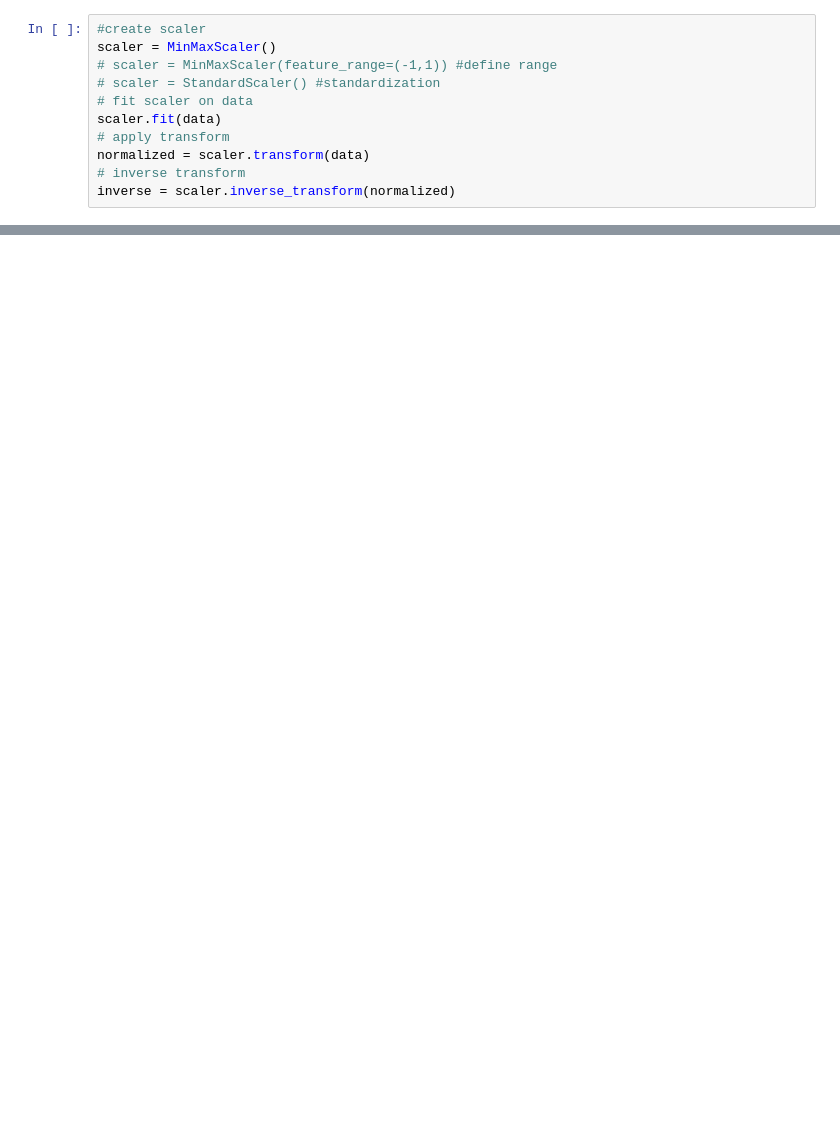
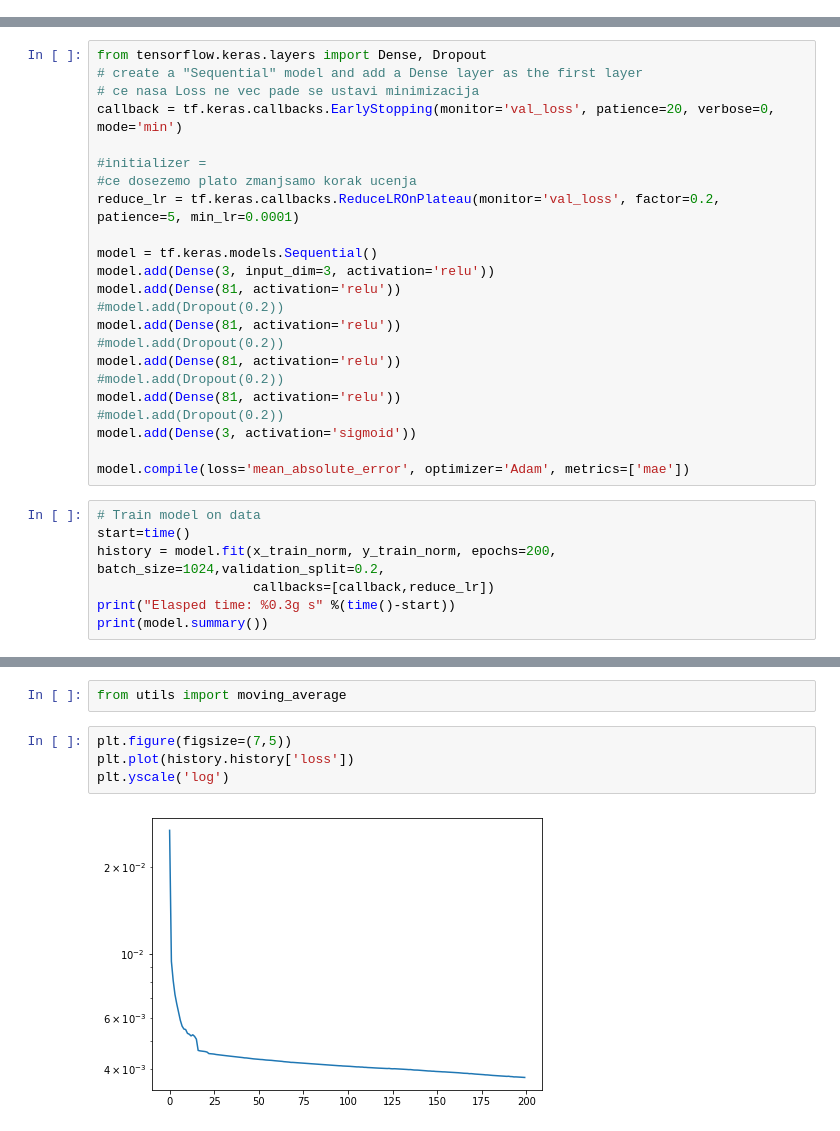
Before and after one commit to alozar-si/ml-naloga-4, a Jupyter notebook: Introduction01-Getting_started.ipynb, the cells around one changed output, grey strips where cells are left out. Cells and saved outputs as stored; diff of their text form; blank space fills up the shorter version.

```diff
--- a/Introduction01-Getting_started.ipynb
+++ b/Introduction01-Getting_started.ipynb
@@ -9,11 +0,0 @@ data =
-# %%
-#create scaler
-scaler = MinMaxScaler()
-# scaler = MinMaxScaler(feature_range=(-1,1)) #define range
-# scaler = StandardScaler() #standardization
-# fit scaler on data
-scaler.fit(data)
-# apply transform
-normalized = scaler.transform(data)
-# inverse transform
-inverse = scaler.inverse_transform(normalized)
@@ -101,0 +102,30 @@ Epoch 500/500
+# %%
+from tensorflow.keras.layers import Dense, Dropout
+# create a "Sequential" model and add a Dense layer as the first layer
+# ce nasa Loss ne vec pade se ustavi minimizacija
+callback = tf.keras.callbacks.EarlyStopping(monitor='val_loss', patience=20, verbose=0, mode='min')
+
+#initializer =
+#ce dosezemo plato zmanjsamo korak ucenja
+reduce_lr = tf.keras.callbacks.ReduceLROnPlateau(monitor='val_loss', factor=0.2, patience=5, min_lr=0.0001)
+
+model = tf.keras.models.Sequential()
+model.add(Dense(3, input_dim=3, activation='relu'))
+model.add(Dense(81, activation='relu'))
+#model.add(Dropout(0.2))
+model.add(Dense(81, activation='relu'))
+#model.add(Dropout(0.2))
+model.add(Dense(81, activation='relu'))
+#model.add(Dropout(0.2))
+model.add(Dense(81, activation='relu'))
+#model.add(Dropout(0.2))
+model.add(Dense(3, activation='sigmoid'))
+
+model.compile(loss='mean_absolute_error', optimizer='Adam', metrics=['mae'])
+# %%
+# Train model on data
+start=time()
+history = model.fit(x_train_norm, y_train_norm, epochs=200, batch_size=1024,validation_split=0.2,
+                    callbacks=[callback,reduce_lr])
+print("Elasped time: %0.3g s" %(time()-start))
+print(model.summary())
@@ -101,0 +150,8 @@ Epoch 500/500
+# %%
+from utils import moving_average
+# %%
+plt.figure(figsize=(7,5))
+plt.plot(history.history['loss'])
+plt.yscale('log')
+# %% [output]
+[figure, added]
```
Also changed, not shown: parts of 30 cells of this notebook, 3 other files.
